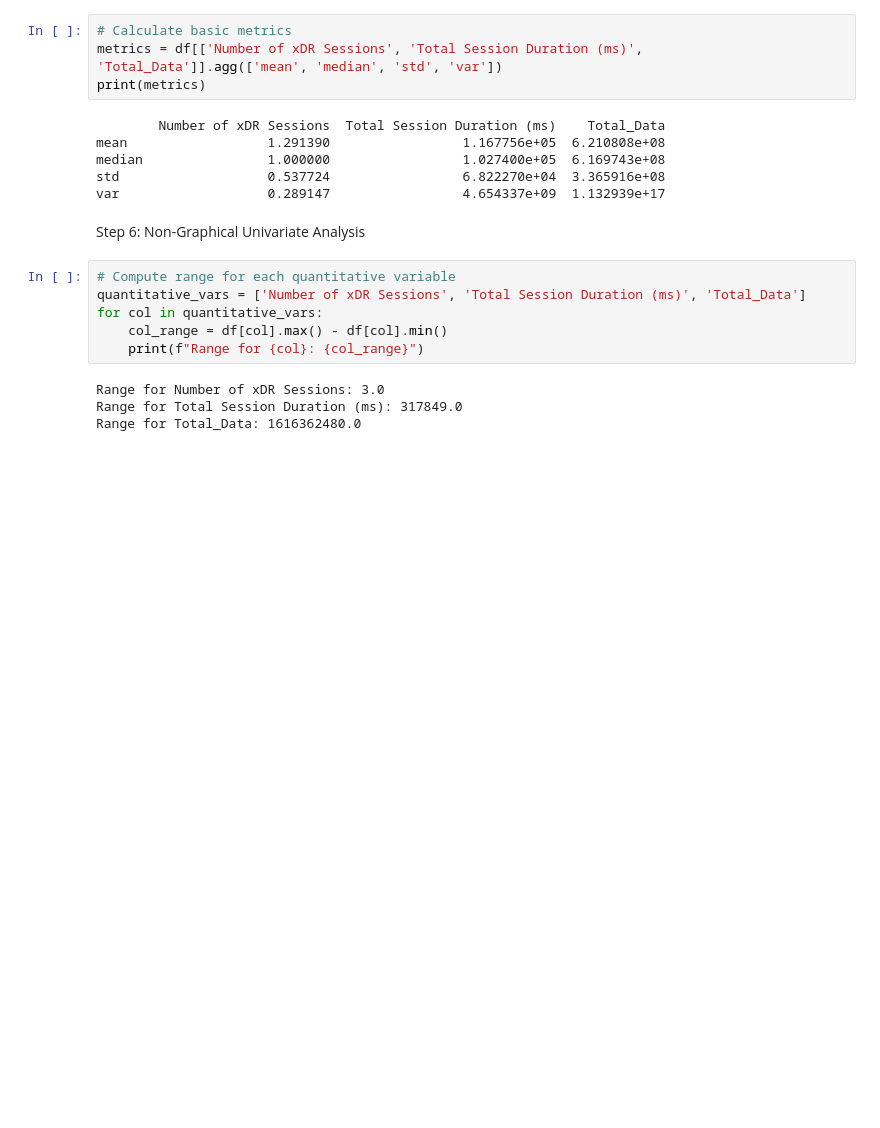
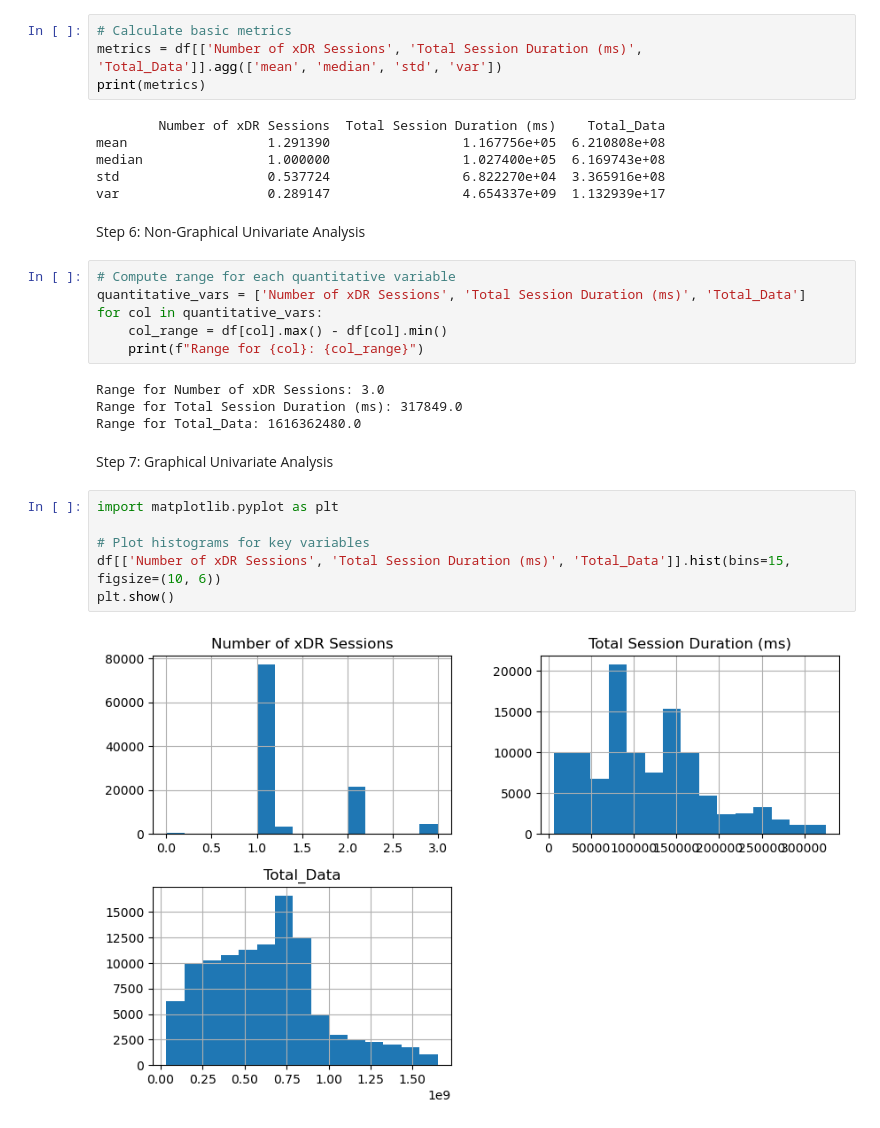
Before and after one commit to AregawiF/TellCo-Analysis-and-Growth-Opportunity-Dashboard, a Jupyter notebook: notebooks/ExploratoryDataAnalysis.ipynb, the cells around one changed output. Drawn from its saved outputs; the diff is of its cells as text; blank space fills up the shorter version.

Commit message:
univariate analysis

```diff
--- a/notebooks/ExploratoryDataAnalysis.ipynb
+++ b/notebooks/ExploratoryDataAnalysis.ipynb
@@ -145,3 +145,13 @@ for col in quantitative_vars:
 Range for Number of xDR Sessions: 3.0
 Range for Total Session Duration (ms): 317849.0
 Range for Total_Data: 1616362480.0
+# %% [markdown]
+Step 7: Graphical Univariate Analysis
+# %%
+import matplotlib.pyplot as plt
+
+# Plot histograms for key variables
+df[['Number of xDR Sessions', 'Total Session Duration (ms)', 'Total_Data']].hist(bins=15, figsize=(10, 6))
+plt.show()
+# %% [output]
+[figure, added]
```
